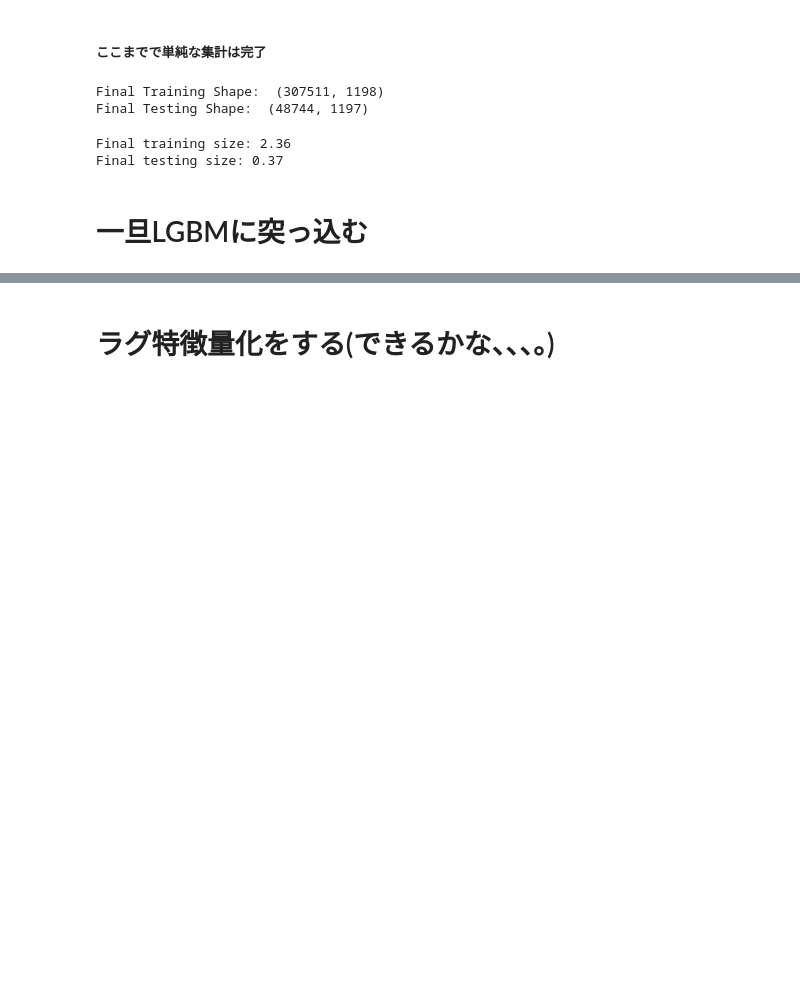
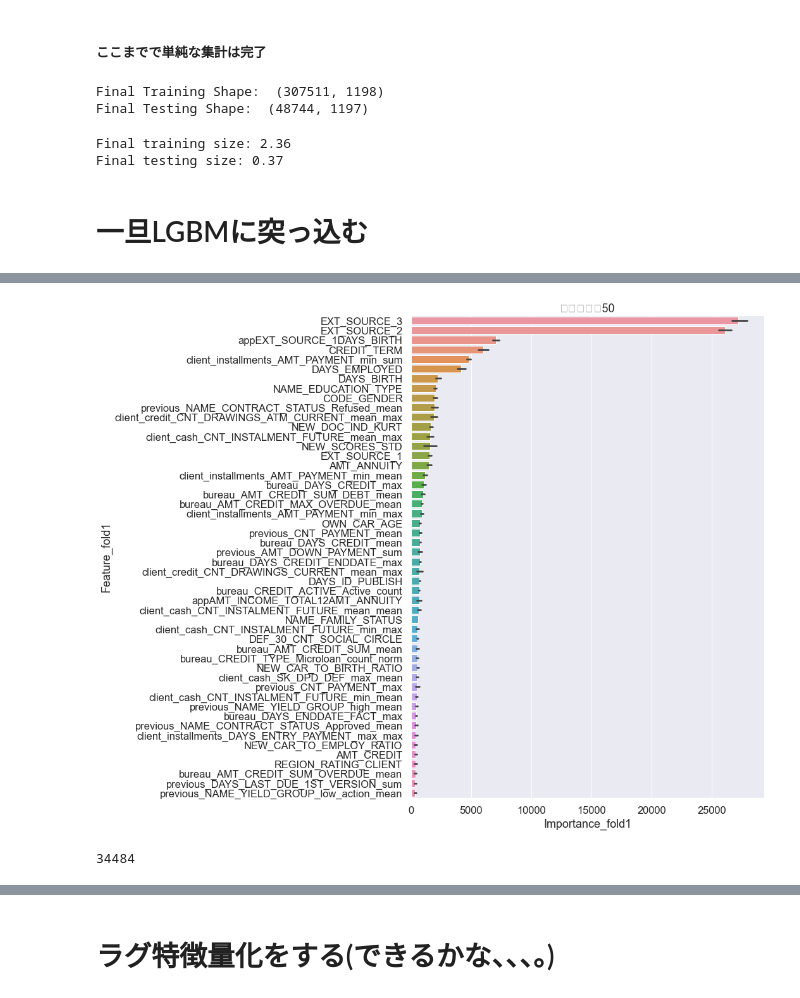
Before and after one commit to kooooyooooo/home-credit, a Jupyter notebook: 007other-table.ipynb, the cells around one changed output, grey strips where cells are left out. Drawn from its saved outputs; the diff is of its cells as text; code cells hidden in the pictures; blank space fills up the shorter version.

```diff
--- a/007other-table.ipynb
+++ b/007other-table.ipynb
@@ -719,0 +743,4 @@ sub.to_csv('sub.csv', index= False)
+# %%
+train_df.drop('TARGET', axis=1, inplace=True)
+# %%
+pred_train, preds_test, lgbm , feat_df= predict_cv(model, train_df, train_y, test_df, 5)
@@ -719,0 +769,6 @@ sub.to_csv('sub.csv', index= False)
+# %%
+important_list = list(set(indices3.iloc[:200, 0].values.tolist()))
+train_df_200 = train_df[important_list]
+test_df_200 = test_df[important_list]
+# %%
+pred_train, preds_test, lgbm , feat_df= predict_cv(model, train_df_200, train_y, test_df_200, 5)
@@ -720 +793,5 @@ sub.to_csv('sub.csv', index= False)
+# %%
+indices4 = feature_importance_plot(feat_df)
+# %% [output]
+[figure, added]
 # %%
@@ -727,7 +806,11 @@ test_df.to_pickle('selected_test.pkl')
 del train_df
 del train_y
 del test_df
+del train_df_200
+del test_df_200
 del df
 del train
 del test
 gc.collect()
+# %% [output]
+34484
```
Also changed, not shown: parts of 89 cells of this notebook, 1 other file.
